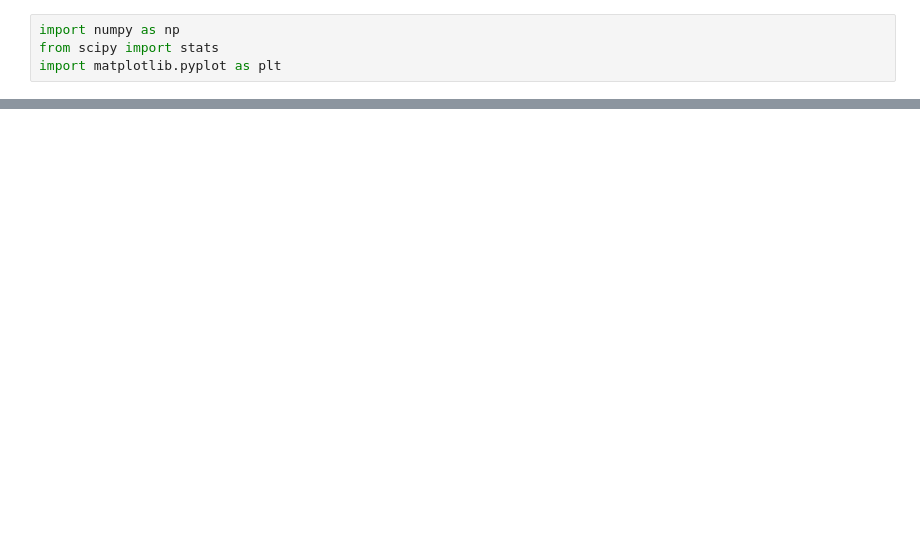
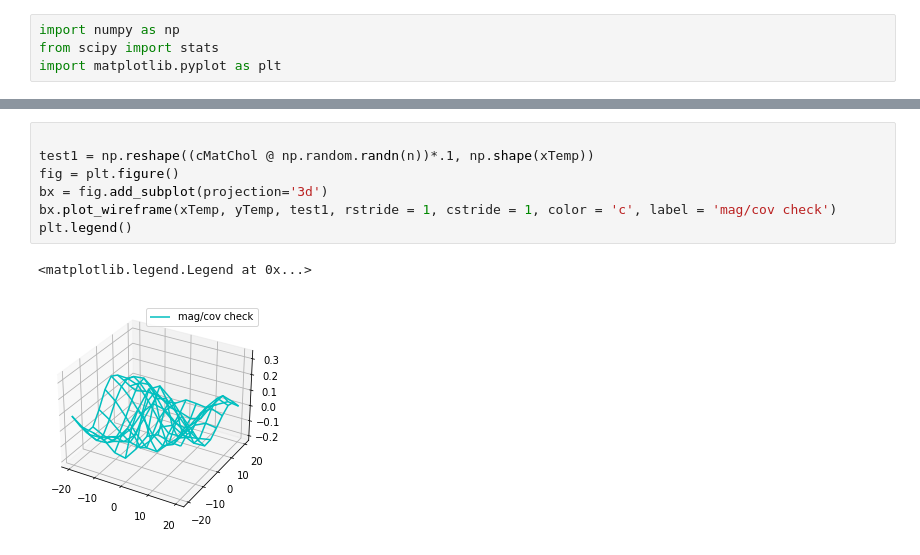
Before and after one commit to vkumar61/GPcurve, a Jupyter notebook: step1.ipynb, the cells around one changed output, grey strips where cells are left out. Cells and saved outputs as stored; diff of their text form; blank space fills up the shorter version.

```diff
--- a/step1.ipynb
+++ b/step1.ipynb
@@ -49,0 +158,10 @@ plt.plot(dVect)
+# %%
+
+test1 = np.reshape((cMatChol @ np.random.randn(n))*.1, np.shape(xTemp))
+fig = plt.figure()
+bx = fig.add_subplot(projection='3d')
+bx.plot_wireframe(xTemp, yTemp, test1, rstride = 1, cstride = 1, color = 'c', label = 'mag/cov check')
+plt.legend()
+# %% [output]
+<matplotlib.legend.Legend at 0x...>
+[figure, added]
```
Also changed, not shown: parts of 14 cells of this notebook, 5 other files.
